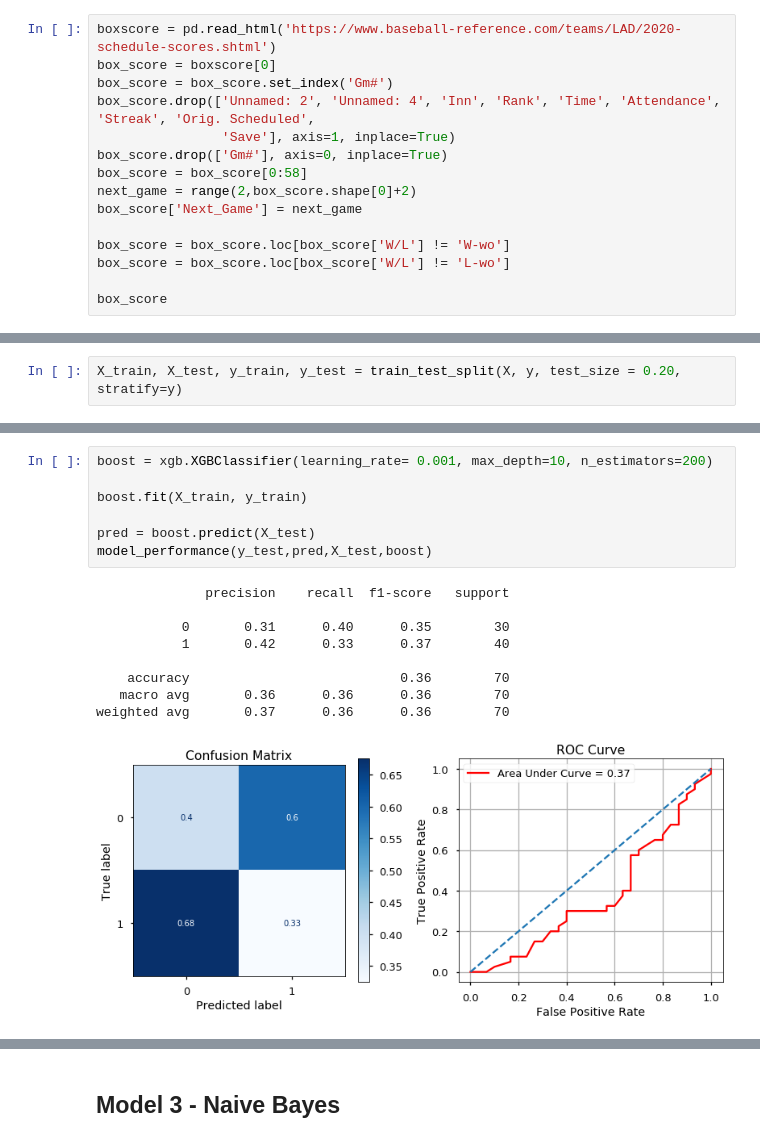
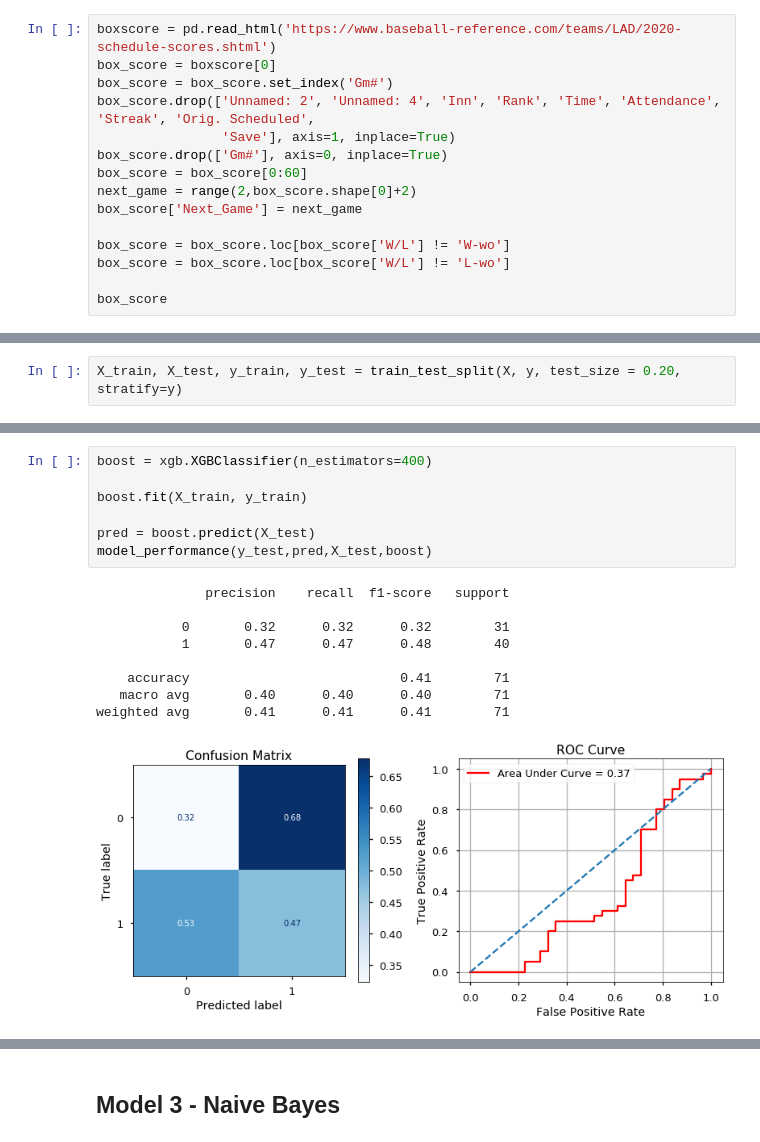
Before and after one commit to CoachCooz/Capstone-, a Jupyter notebook: Modeling.ipynb, the cells around one changed output, grey strips where cells are left out. Drawn from its saved outputs; the diff is of its cells as text.

```diff
--- a/Modeling.ipynb
+++ b/Modeling.ipynb
@@ -73,7 +73,7 @@ box_score = box_score.set_index('Gm#')
 box_score.drop(['Unnamed: 2', 'Unnamed: 4', 'Inn', 'Rank', 'Time', 'Attendance', 'Streak', 'Orig. Scheduled',
                 'Save'], axis=1, inplace=True)
 box_score.drop(['Gm#'], axis=0, inplace=True)
-box_score = box_score[0:58]
+box_score = box_score[0:60]
 next_game = range(2,box_score.shape[0]+2)
 box_score['Next_Game'] = next_game
 
@@ -476,18 +476,18 @@ gridsearch.best_params_
  'subsample': 1}
 # %%
-boost = xgb.XGBClassifier(learning_rate= 0.001, max_depth=10, n_estimators=200)
+boost = xgb.XGBClassifier(n_estimators=400)
 
 boost.fit(X_train, y_train)
 
 pred = boost.predict(X_test)
 model_performance(y_test,pred,X_test,boost)
 # %% [output]
               precision    recall  f1-score   support
 
-           0       0.31      0.40      0.35        30
-           1       0.42      0.33      0.37        40
+           0       0.32      0.32      0.32        31
+           1       0.47      0.47      0.48        40
 
-    accuracy                           0.36        70
-   macro avg       0.36      0.36      0.36        70
-weighted avg       0.37      0.36      0.36        70
+    accuracy                           0.41        71
+   macro avg       0.40      0.40      0.40        71
+weighted avg       0.41      0.41      0.41        71
-[figure, old version]
+[figure, new version]
```
Also changed, not shown: parts of 21 cells of this notebook, 9 other files.
